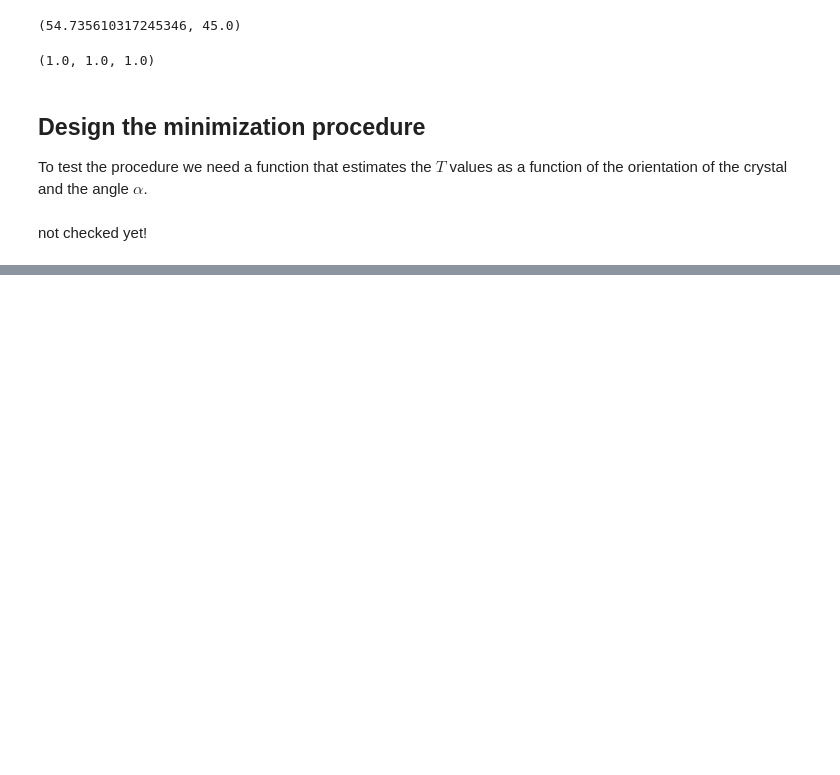
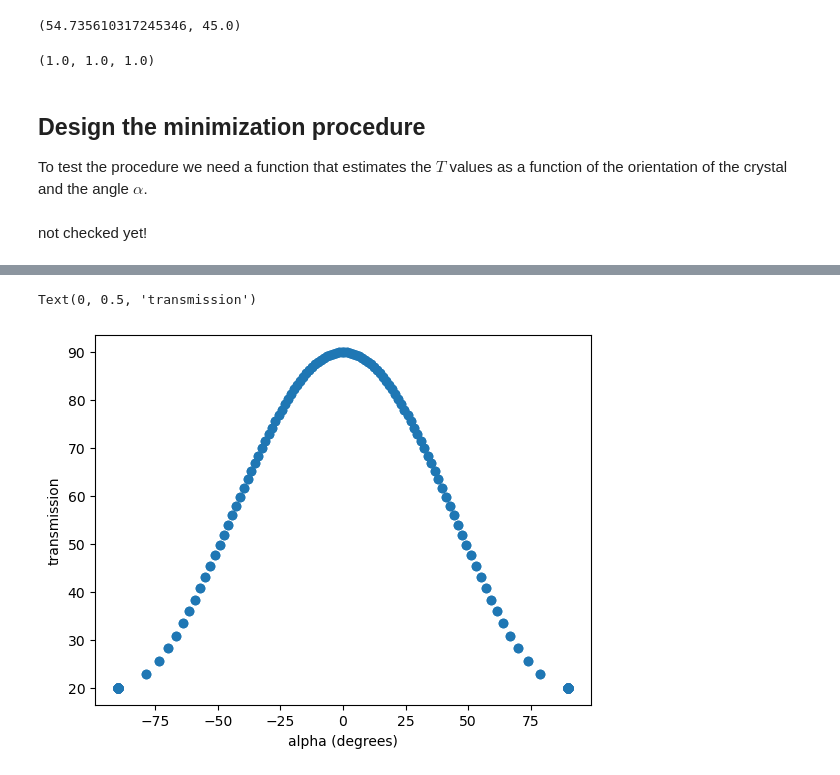
Before and after one commit to bertopadron/FTIR-EBSD, a Jupyter notebook: notebooks2learn/new_approach.ipynb, the cells around one changed output, grey strips where cells are left out. Saved outputs shown, nothing was run; the diff lists cells and outputs as text; code cells hidden in the pictures; blank space fills up the shorter version.

```diff
--- a/notebooks2learn/new_approach.ipynb
+++ b/notebooks2learn/new_approach.ipynb
@@ -341,0 +406,3 @@ def check_points_on_surface(points, trans, tol=1e-6):
+# %%
+# transform cartesian coordinates to spherical
+Ts, phis, thetas = cart2sph(x=x_intersect, y=y_intersect, z=np.zeros_like(x_intersect))
@@ -341,0 +430,9 @@ def check_points_on_surface(points, trans, tol=1e-6):
+# %%
+# plot to check range of values, phi shoud go from -90 to 90 and
+# the values of T should be between Ta and Tc, i.e. between 90 and 20
+plt.plot(np.rad2deg(phis), Ts, 'o')
+plt.xlabel('alpha (degrees)')
+plt.ylabel('transmission')
+# %% [output]
+Text(0, 0.5, 'transmission')
+[figure, added]
```
Also changed, not shown: parts of 13 cells of this notebook.
